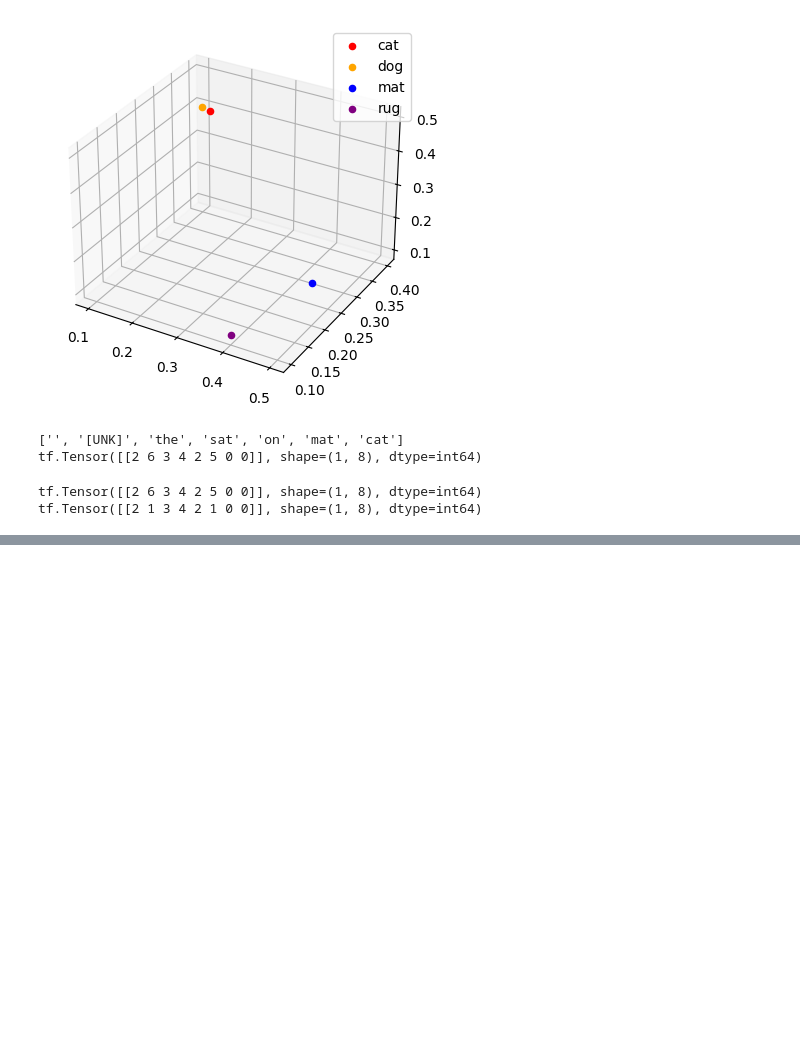
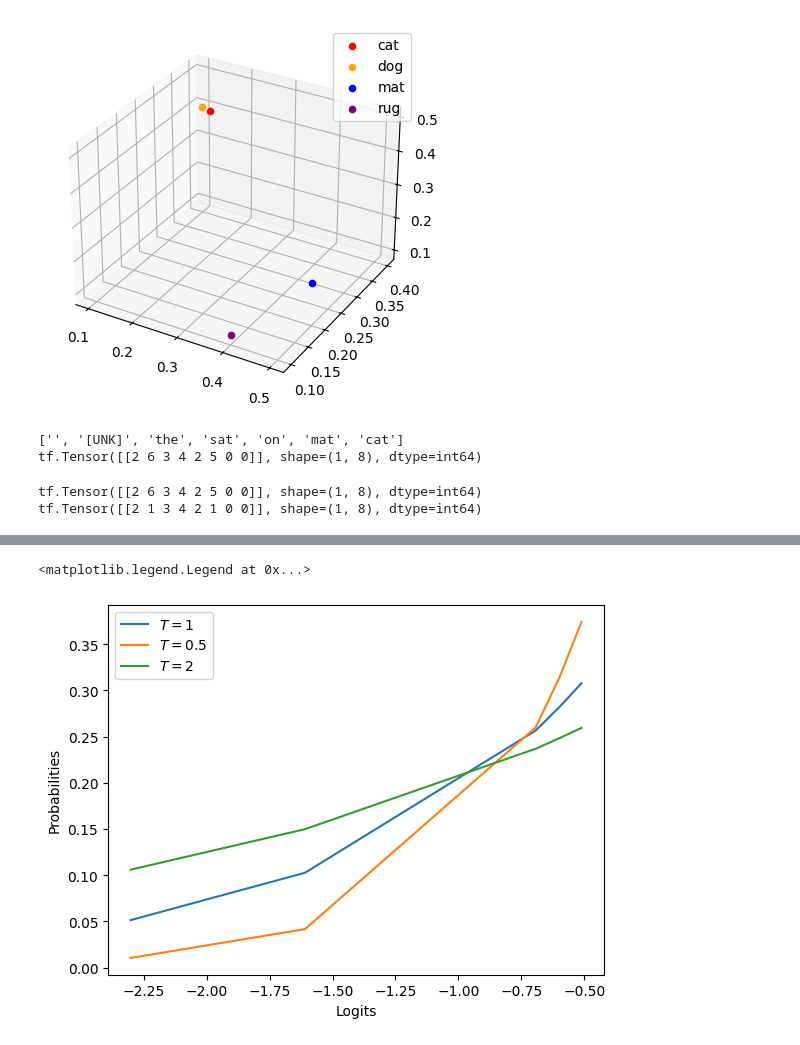
Before and after one commit to MRU-COMP4630/w24, a Jupyter notebook: week9/figs/nlp_figs.ipynb, the cells around one changed output, grey strips where cells are left out. Drawn from its saved outputs; the diff is of its cells as text; code cells hidden in the pictures; blank space fills up the shorter version.

```diff
--- a/week9/figs/nlp_figs.ipynb
+++ b/week9/figs/nlp_figs.ipynb
@@ -55,0 +68,17 @@ tf.Tensor([[2 1 3 4 2 1 0 0]], shape=(1, 8), dtype=int64)
+# %%
+# go back the other way with softmax
+def softmax(logits, temp=1):
+    return np.exp(logits / temp) / np.sum(np.exp(logits / temp), axis=0)
+
+soft_probs = softmax(logits)
+plt.plot(logits, soft_probs, label="$T=1$")
+soft_probs = softmax(logits, temp=0.5)
+plt.plot(logits, soft_probs, label="$T=0.5$")
+soft_probs = softmax(logits, temp=2)
+plt.plot(logits, soft_probs, label="$T=2$")
+plt.xlabel('Logits')
+plt.ylabel('Probabilities')
+plt.legend()
+# %% [output]
+<matplotlib.legend.Legend at 0x...>
+[figure, added]
```
Also changed, not shown: parts of 1 cell of this notebook, 10 other files.
